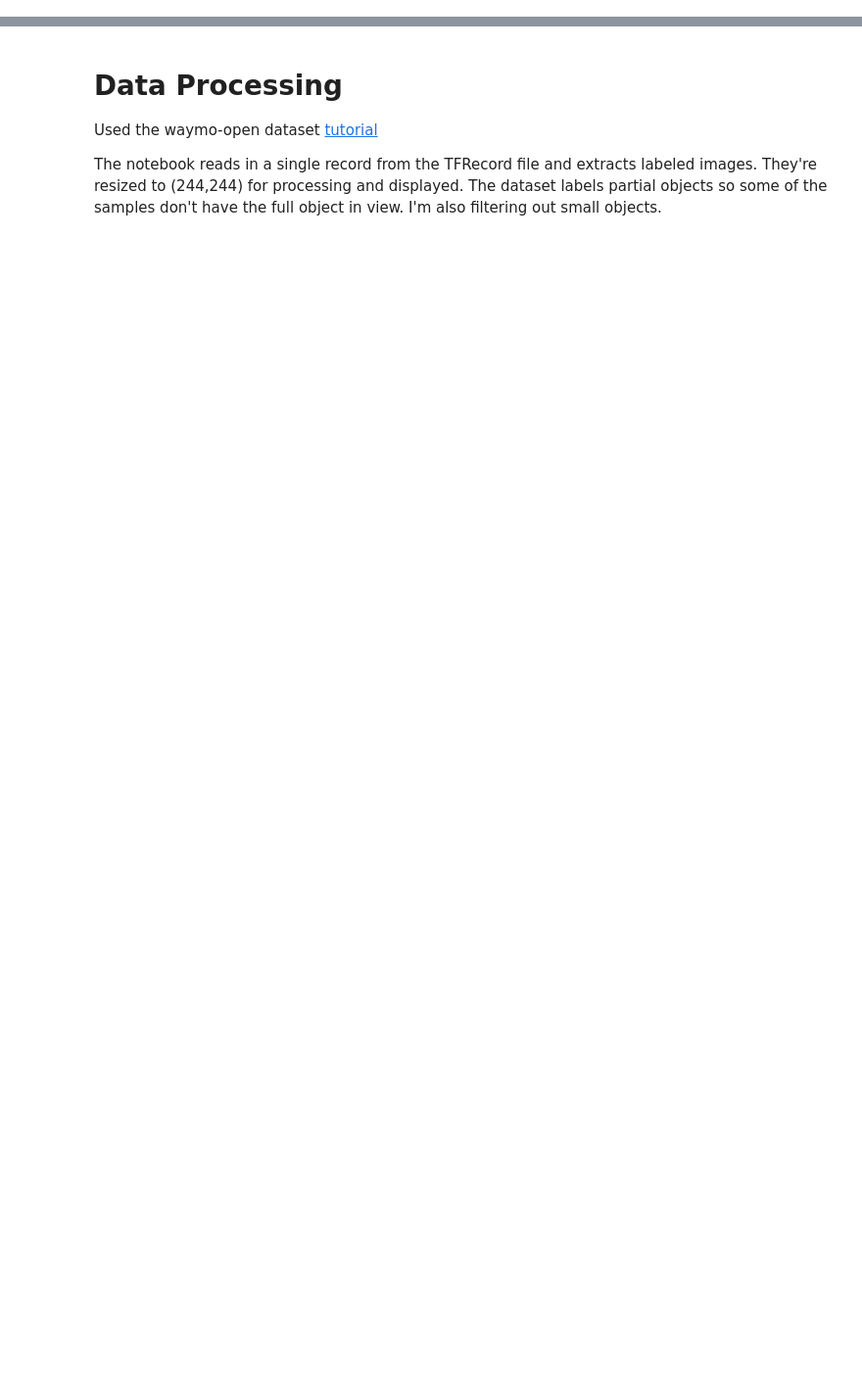
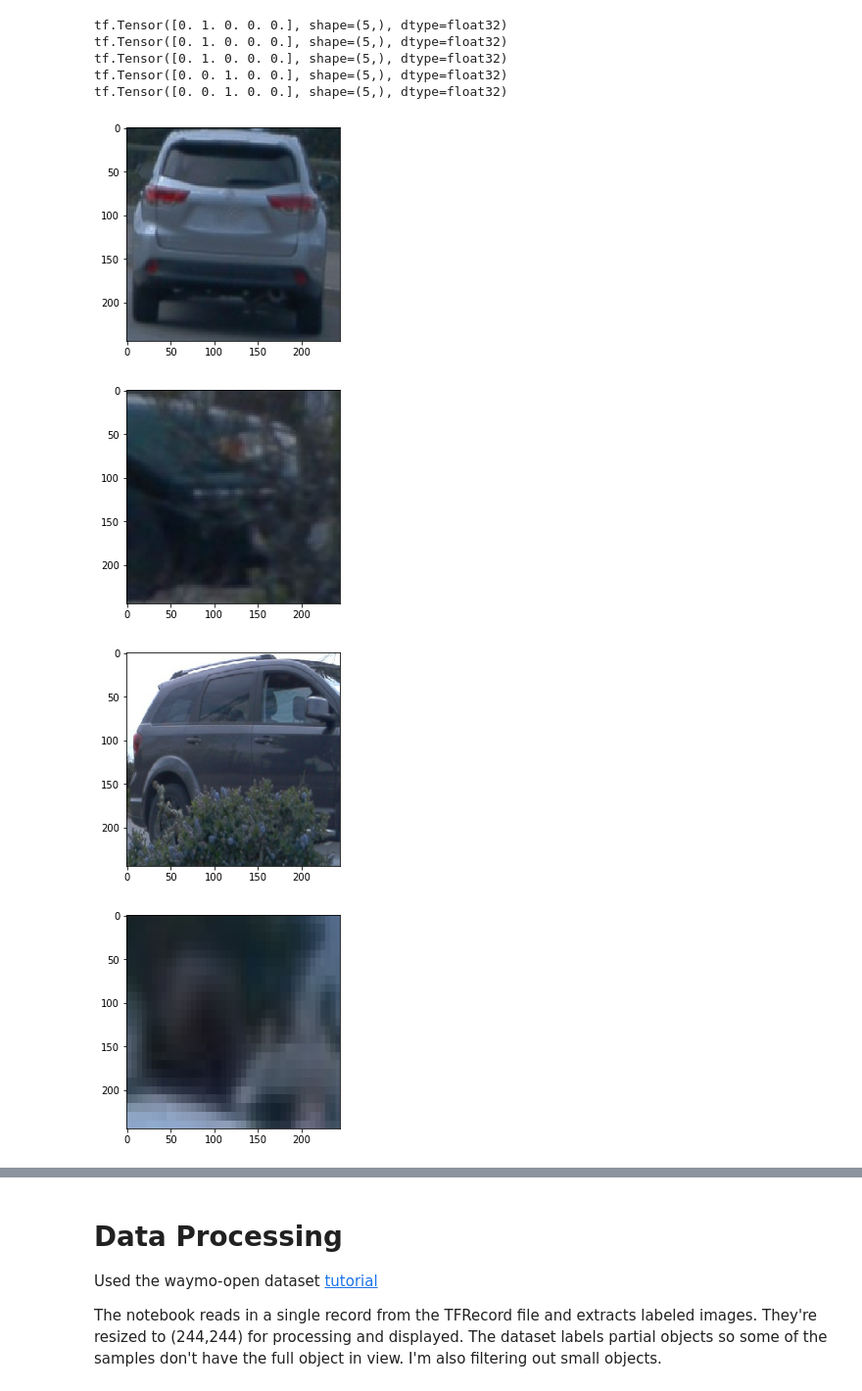
Before and after one commit to robjmenna/RBE595_deeplearning_final, a Jupyter notebook: large_model.ipynb, the cells around one changed output, grey strips where cells are left out. Shown: that part at 98% size. Cells and saved outputs as stored; diff of their text form; code cells hidden in the pictures; blank space fills up the shorter version.

Commit message:
Created the img_generator function

```diff
--- a/large_model.ipynb
+++ b/large_model.ipynb
@@ -56,10 +58,54 @@ from waymo_open_dataset.utils import range_image_utils
 from waymo_open_dataset.utils import transform_utils
 from waymo_open_dataset.utils import  frame_utils
 from waymo_open_dataset import dataset_pb2 as open_dataset
-# %%
-FILENAME = '/content/waymo-od/tutorial/frames'
-dataset = tf.data.TFRecordDataset(FILENAME, compression_type='').take(1)
-for data in dataset:
-    frame = open_dataset.Frame()
-    frame.ParseFromString(bytearray(data.numpy()))
-    break
+# %%
+FILENAME = '/content/waymo-od/tutorial/frames'
+dataset = tf.data.TFRecordDataset(FILENAME, compression_type='').shuffle(10).take(2)
+encoder = OneHotEncoder(sparse=False)
+encoder.fit([[0], [1], [2], [3], [4]])
+
+def img_generator():
+  for data in dataset:
+    frame = open_dataset.Frame()
+    frame.ParseFromString(bytearray(data.numpy()))
+    labels = {}
+    boxes = {}
+    for cam_label in frame.camera_labels:
+      if cam_label is None:
+        continue
+      if cam_label.name not in labels.keys():
+        labels[cam_label.name] = []
+      if cam_label.name not in boxes.keys():
+        boxes[cam_label.name] = []
+      for label in cam_label.labels:
+        labels[cam_label.name].append(encoder.transform([[label.type]])[0])
+
+        xi = int(label.box.center_x - 0.5 * label.box.length)
+        xf = int(label.box.length)
+        yi = int(label.box.center_y - 0.5 * label.box.width)
+        yf = int(label.box.width)
+        boxes[cam_label.name].append([yi, xi, yf, xf])
+    for cam_image in frame.images:
+      decoded_img = tf.image.decode_jpeg(cam_image.image)
+      for label, box in zip(labels[cam_image.name], boxes[cam_image.name]):
+        cimg = tf.image.crop_to_bounding_box(decoded_img, box[0],box[1],box[2],box[3])
+        cimg = tf.image.resize(cimg, (244,244), method='nearest')
+        yield cimg, label
+  raise StopIteration
+
+dataset2 = tf.data.Dataset.from_generator(img_generator, output_types=(tf.uint8, tf.float32))
+
+for d in dataset2.shuffle(10).take(5):
+  print(d[1])
+  plt.figure()
+  plt.imshow(d[0])
+# %% [output]
+tf.Tensor([0. 1. 0. 0. 0.], shape=(5,), dtype=float32)
+tf.Tensor([0. 1. 0. 0. 0.], shape=(5,), dtype=float32)
+tf.Tensor([0. 1. 0. 0. 0.], shape=(5,), dtype=float32)
+tf.Tensor([0. 0. 1. 0. 0.], shape=(5,), dtype=float32)
+tf.Tensor([0. 0. 1. 0. 0.], shape=(5,), dtype=float32)
+[figure, added]
+[figure, added]
+[figure, added]
+[figure, added]
```
Also changed, not shown: parts of 7 cells of this notebook.
